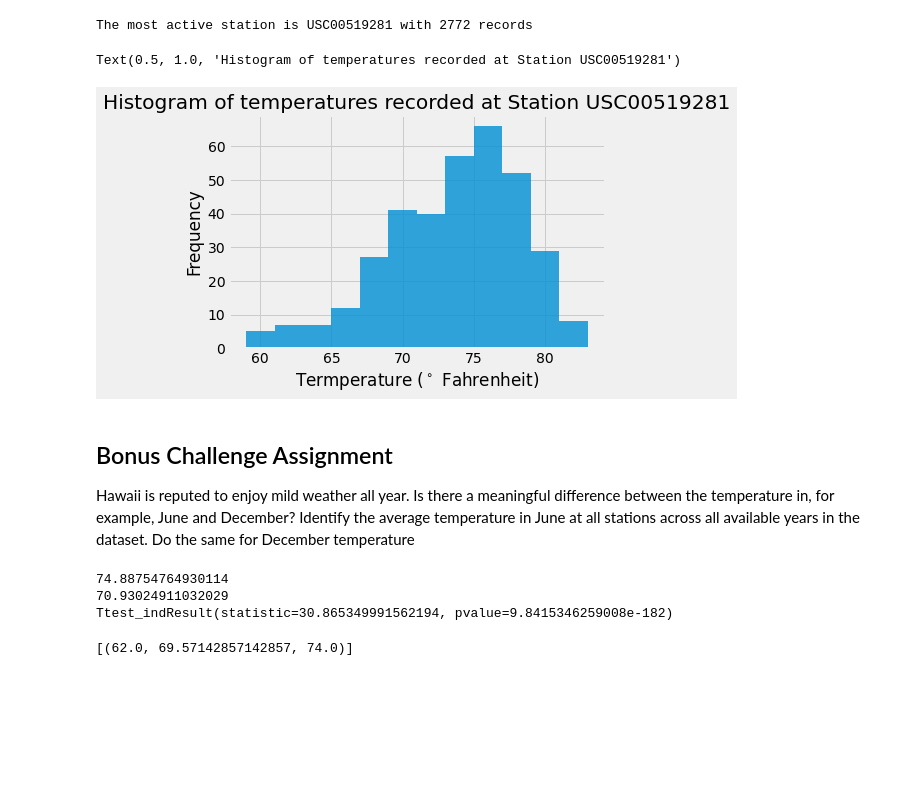
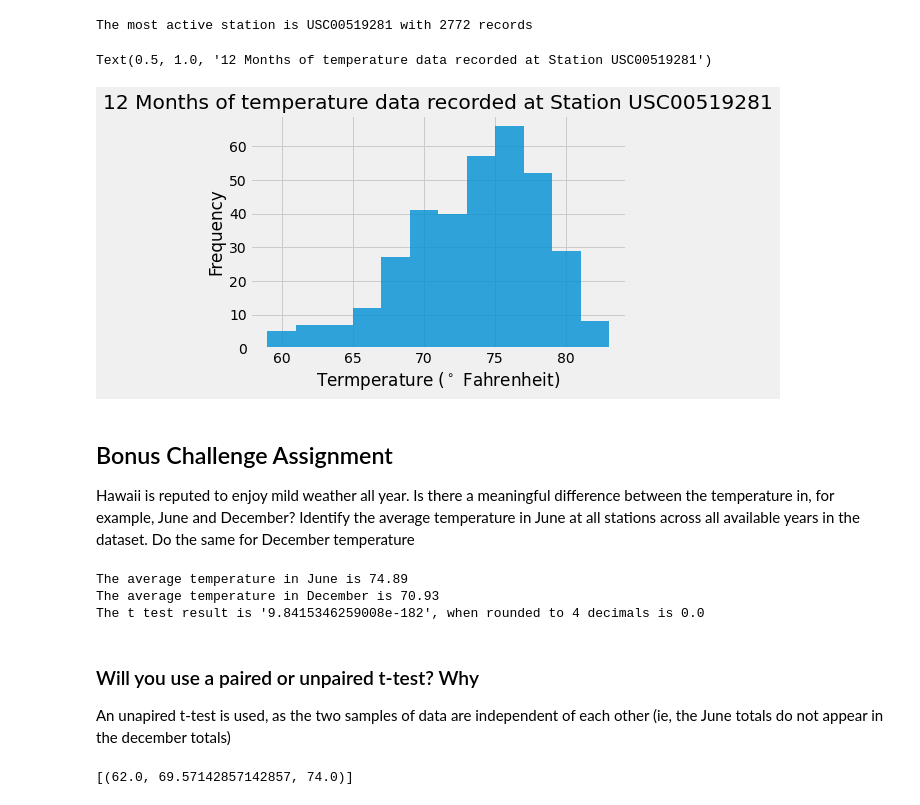
Before and after one commit to MorganMaciupa/Climate-Analysis-and-Exploration-with-SQLAlchemy, a Jupyter notebook: main.ipynb, the cells around one changed output. Cells and saved outputs as stored; diff of their text form; code cells hidden in the pictures; blank space fills up the shorter version.

```diff
--- a/main.ipynb
+++ b/main.ipynb
@@ -241,9 +234,9 @@ tobs2 = session.query(measurement.date, measurement.station, measurement.tobs).\
 # %%
 tobs_df = pd.DataFrame(tobs2, columns=['date', 'station', 'tobs'])
 plt.hist(tobs_df['tobs'], bins=12, alpha=0.8);
 plt.xlabel('Termperature ($^\circ$ Fahrenheit)')
 plt.ylabel('Frequency')
-plt.title('Histogram of temperatures recorded at Station USC00519281')
+plt.title('12 Months of temperature data recorded at Station USC00519281')
 # %% [output]
-Text(0.5, 1.0, 'Histogram of temperatures recorded at Station USC00519281')
+Text(0.5, 1.0, '12 Months of temperature data recorded at Station USC00519281')
-[figure, old version]
+[figure, new version]
@@ -277,17 +267,22 @@ december_tobs = december['tobs'].tolist()
 from scipy import stats
 from numpy import mean
 
-print(f"{mean(june_tobs)}")
-print(f"{mean(december_tobs)}")
-# Use the t-test to determine whether the difference in the means, if any, is statistically significant.
+print(f"The average temperature in June is {round(mean(june_tobs), 2)}")
+print(f"The average temperature in December is {round(mean(december_tobs), 2)}")
+# Use the t-test to determine whether the difference in the means, if any,
+# is statistically significant.
 
-print(f"{stats.ttest_ind(june_tobs, december_tobs)}")
+t_test = stats.ttest_ind(june_tobs, december_tobs)
 
-# Will you use a paired t-test, or an unpaired t-test? Why?
+print(f"The t test result is '{t_test[1]}', when rounded to 4 decimals is {round(t_test[1],4)}")
 # %% [output]
-74.88754764930114
-70.93024911032029
-Ttest_indResult(statistic=30.865349991562194, pvalue=9.8415346259008e-182)
+The average temperature in June is 74.89
+The average temperature in December is 70.93
+The t test result is '9.8415346259008e-182', when rounded to 4 decimals is 0.0
+# %% [markdown]
+### Will you use a paired or unpaired t-test? Why
+
+An unapired t-test is used, as the two samples of data are independent of each other (ie, the June totals do not appear in the december totals)
 # %%
 # Temperature Analysis II
 # # This function called `calc_temps` will accept start date and end date in the format '%Y-%m-%d'
```
Also changed, not shown: parts of 16 cells of this notebook, 1 other file.
